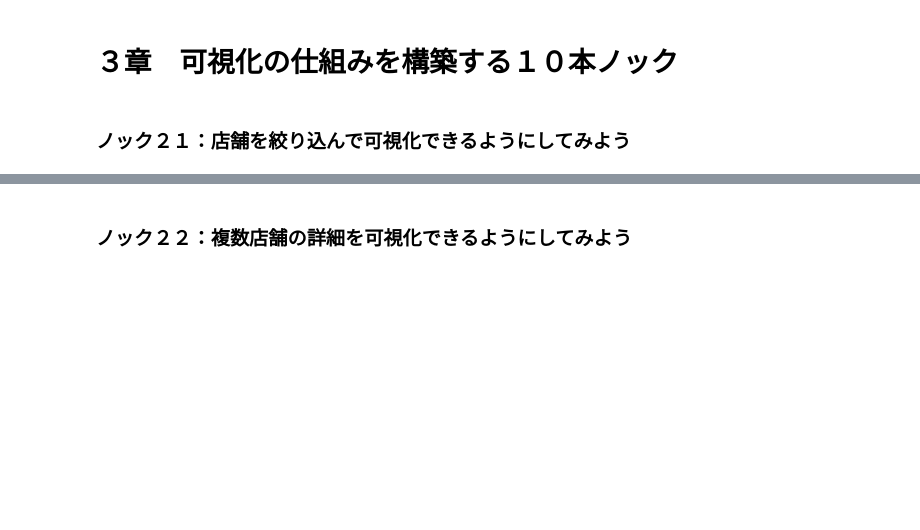
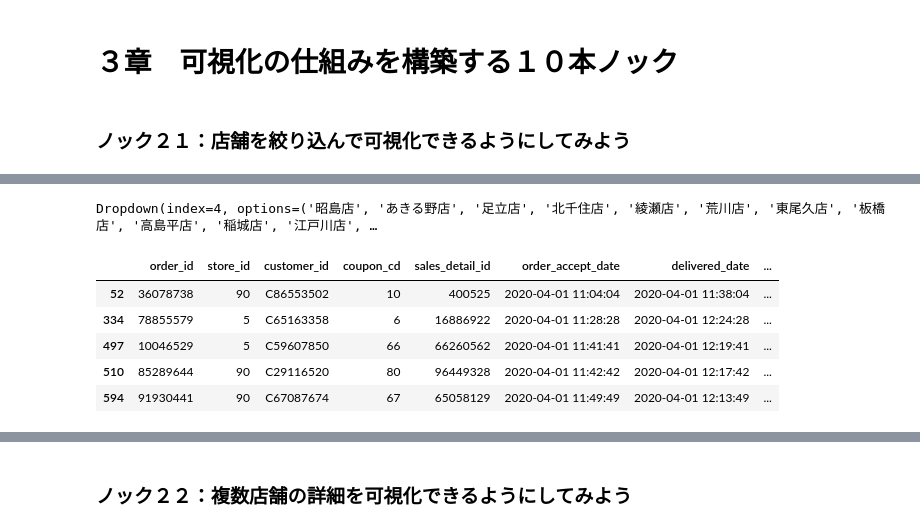
Before and after one commit to itomond-home/100knock, a Jupyter notebook: PYTHON/03章/Training_03.ipynb, the cells around one changed output, grey strips where cells are left out. Cells and saved outputs as stored; diff of their text form; code cells hidden in the pictures; blank space fills up the shorter version.

```diff
--- a/PYTHON/03章/Training_03.ipynb
+++ b/PYTHON/03章/Training_03.ipynb
@@ -4,0 +32,22 @@
+# %%
+from ipywidgets import Dropdown
+
+def order_by_store(val):
+    clear_output()
+    display(dropdown)
+    pick_data = order_data.loc[(order_data["store_name"]==val["new"]) & (order_data["status"].isin([1,2]))]
+    display(pick_data.head())
+
+store_list = m_store["store_name"].tolist()
+
+dropdown = Dropdown(options=store_list)
+dropdown.observe(order_by_store, names="value")
+display(dropdown)
+# %% [output]
+Dropdown(index=4, options=('昭島店', 'あきる野店', '足立店', '北千住店', '綾瀬店', '荒川店', '東尾久店', '板橋店', '高島平店', '稲城店', '江戸川店', …
+|  | order_id | store_id | customer_id | coupon_cd | sales_detail_id | order_accept_date | delivered_date | ... |
+| 52 | 36078738 | 90 | C86553502 | 10 | 400525 | 2020-04-01 11:04:04 | 2020-04-01 11:38:04 | ... |
+| 334 | 78855579 | 5 | C65163358 | 6 | 16886922 | 2020-04-01 11:28:28 | 2020-04-01 12:24:28 | ... |
+| 497 | 10046529 | 5 | C59607850 | 66 | 66260562 | 2020-04-01 11:41:41 | 2020-04-01 12:19:41 | ... |
+| 510 | 85289644 | 90 | C29116520 | 80 | 96449328 | 2020-04-01 11:42:42 | 2020-04-01 12:17:42 | ... |
+| 594 | 91930441 | 90 | C67087674 | 67 | 65058129 | 2020-04-01 11:49:49 | 2020-04-01 12:13:49 | ... |
```
Also changed, not shown: parts of 4 cells of this notebook.
